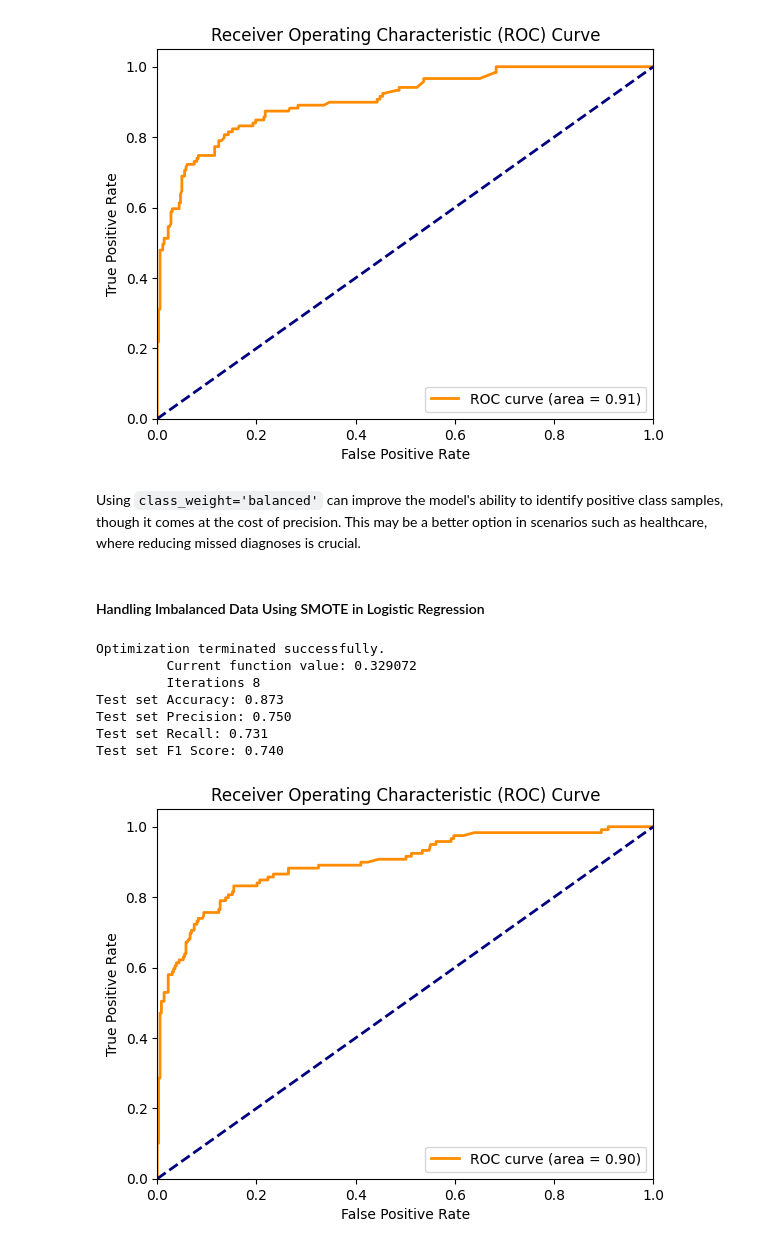
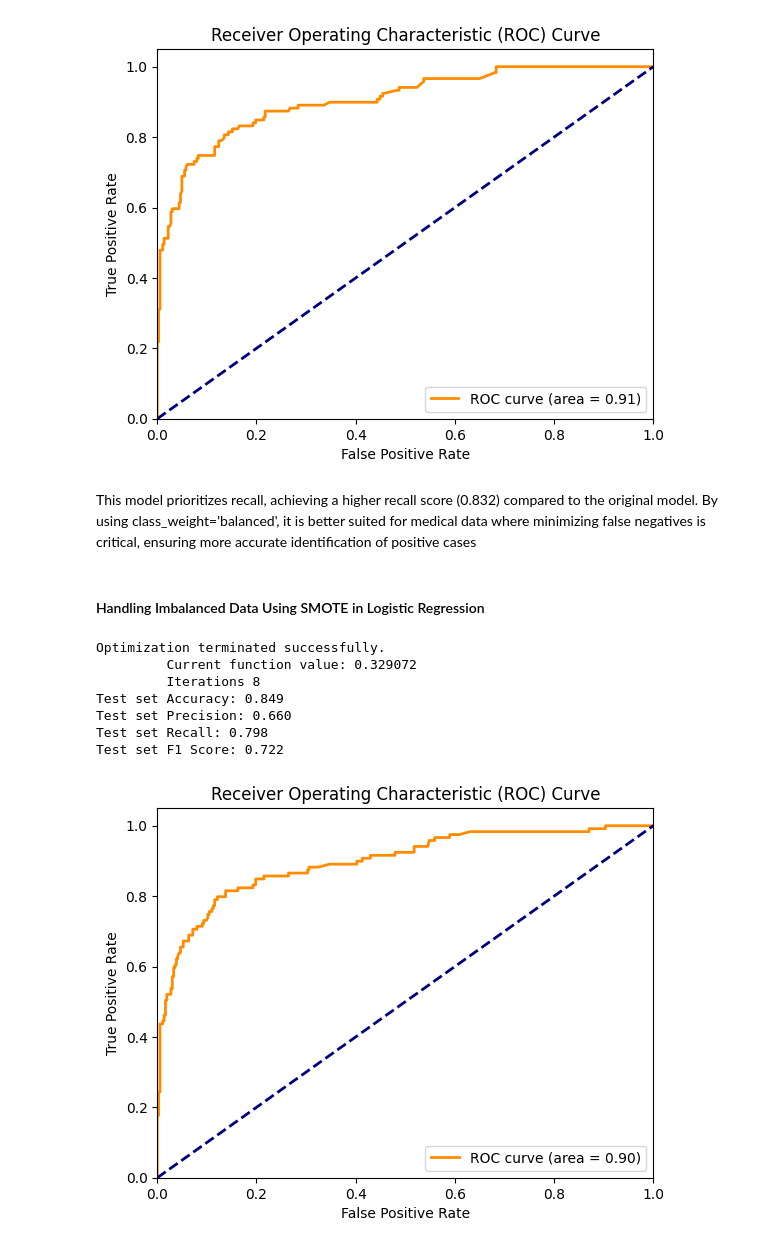
Before and after one commit to jiulong15/comp90051, a Jupyter notebook: code/Model Building/LogicRegression.ipynb, the cells around one changed output. Cells and saved outputs as stored; diff of their text form; code cells hidden in the pictures.

```diff
--- a/code/Model Building/LogicRegression.ipynb
+++ b/code/Model Building/LogicRegression.ipynb
@@ -117,37 +119,27 @@ The accuracy and precision are relatively high, indicating that the model perfor
 # %% [markdown]
 ### Logistic Regression Model with Selected Features (p-value < 0.1): Performance Evaluation and ROC Curve
 # %%
-import pandas as pd
-import numpy as np
-from scipy.stats import ttest_ind, chi2_contingency
-from sklearn.feature_selection import chi2
-from sklearn.preprocessing import StandardScaler
-
-# 假设 df 是你的数据集
-X = df.drop('Cardiovascular', axis=1)  # Features (drop the target variable 'Cardiovascular')
-y = df['Cardiovascular']  # Target variable
-
-# 分别存储数值型和分类型特征的 p 值
+# Store p-values for numerical and categorical features separately
 p_values = {}
 
-# 对数值型特征进行 t 检验
+# Perform t-test for numerical features
 for column in X.select_dtypes(include=[np.number]).columns:
-    class_0 = X[y == 0][column]
-    class_1 = X[y == 1][column]
-    t_stat, p_value = ttest_ind(class_0, class_1, nan_policy='omit')
-    p_values[column] = p_value
+    class_0 = X[y == 0][column]  # Values for class 0
+    class_1 = X[y == 1][column]  # Values for class 1
+    t_stat, p_value = ttest_ind(class_0, class_1, nan_policy='omit')  # Perform t-test
+    p_values[column] = p_value  # Store p-value
 
-# 对分类型特征进行卡方检验
+# Perform chi-square test for categorical features
 for column in X.select_dtypes(exclude=[np.number]).columns:
-    contingency_table = pd.crosstab(X[column], y)
-    chi2_stat, p_value, dof, expected = chi2_contingency(contingency_table)
-    p_values[column] = p_value
+    contingency_table = pd.crosstab(X[column], y)  # Create a contingency table
+    chi2_stat, p_value, dof, expected = chi2_contingency(contingency_table)  # Perform chi-square test
+    p_values[column] = p_value  # Store p-value
 
-# 将 p 值结果转换为 DataFrame，并按 p 值升序排序
+# Convert p-values results to a DataFrame and sort by p-value in ascending order
 p_values_df = pd.DataFrame(list(p_values.items()), columns=['Feature', 'P-value'])
 p_values_df = p_values_df.sort_values(by='P-value', ascending=False)
 
-# 显示结果
+# Display the result
 print("\nFeature Significance (P-values):")
 print(p_values_df.to_string(index=False))
 # %% [output]
@@ -469,8 +460,8 @@ Test set Precision: 0.604
 Test set Recall: 0.832
 Test set F1 Score: 0.700
 [figure]
-# %% [markdown]
-Using `class_weight='balanced'` can improve the model's ability to identify positive class samples, though it comes at the cost of precision. This may be a better option in scenarios such as healthcare, where reducing missed diagnoses is crucial.
+# %% [markdown]
+This model prioritizes recall, achieving a higher recall score (0.832) compared to the original model. By using class_weight='balanced', it is better suited for medical data where minimizing false negatives is critical, ensuring more accurate identification of positive cases
 # %% [markdown]
 #### Handling Imbalanced Data Using SMOTE in Logistic Regression
 # %%
@@ -496,7 +487,7 @@ X_significant = X[significant_vars]
 X_train, X_test, y_train, y_test = train_test_split(X_significant, y, test_size=0.3, random_state=42)
 
 # Apply SMOTE to balance the training data
-smote = SMOTE(sampling_strategy=0.5, random_state=42)
+smote = SMOTE(sampling_strategy=0.8, random_state=42)
 X_train_smote, y_train_smote = smote.fit_resample(X_train, y_train)
 
 # Create a pipeline with logistic regression and perform 20-fold cross-validation and hyperparameter tuning
@@ -527,36 +518,36 @@ accuracy = accuracy_score(y_test, y_pred)
 precision = precision_score(y_test, y_pred, average='binary')
 recall = recall_score(y_test, y_pred, average='binary')
 f1 = f1_score(y_test, y_pred, average='binary')
 
 # Print performance metrics
 print(f"Test set Accuracy: {accuracy:.3f}")
 print(f"Test set Precision: {precision:.3f}")
 print(f"Test set Recall: {recall:.3f}")
 print(f"Test set F1 Score: {f1:.3f}")
 
 # Calculate the ROC curve
 y_score = best_model.predict_proba(X_test)[:, 1]  # Get the predicted probabilities for the positive class
 fpr, tpr, thresholds = roc_curve(y_test, y_score)  # Compute false positive rate and true positive rate
 roc_auc = auc(fpr, tpr)  # Calculate the area under the ROC curve (AUC)
 
 # Plot the ROC curve
 plt.figure()
 plt.plot(fpr, tpr, color='darkorange', lw=2, label=f'ROC curve (area = {roc_auc:.2f})')  # Plot the ROC curve
 plt.plot([0, 1], [0, 1], color='navy', lw=2, linestyle='--')  # Plot the diagonal line (random guess)
 plt.xlim([0.0, 1.0])  # Set x-axis limits
 plt.ylim([0.0, 1.05])  # Set y-axis limits
 plt.xlabel('False Positive Rate')  # Label for x-axis
 plt.ylabel('True Positive Rate')  # Label for y-axis
 plt.title('Receiver Operating Characteristic (ROC) Curve')  # Title for the plot
 plt.legend(loc="lower right")  # Display the legend
 plt.show()  # Show the plot
 # %% [output]
 Optimization terminated successfully.
          Current function value: 0.329072
          Iterations 8
-Test set Accuracy: 0.873
-Test set Precision: 0.750
-Test set Recall: 0.731
-Test set F1 Score: 0.740
+Test set Accuracy: 0.849
+Test set Precision: 0.660
+Test set Recall: 0.798
+Test set F1 Score: 0.722
-[figure, old version]
+[figure, new version]
 # %% [markdown]
```
Also changed, not shown: parts of 6 cells of this notebook.
